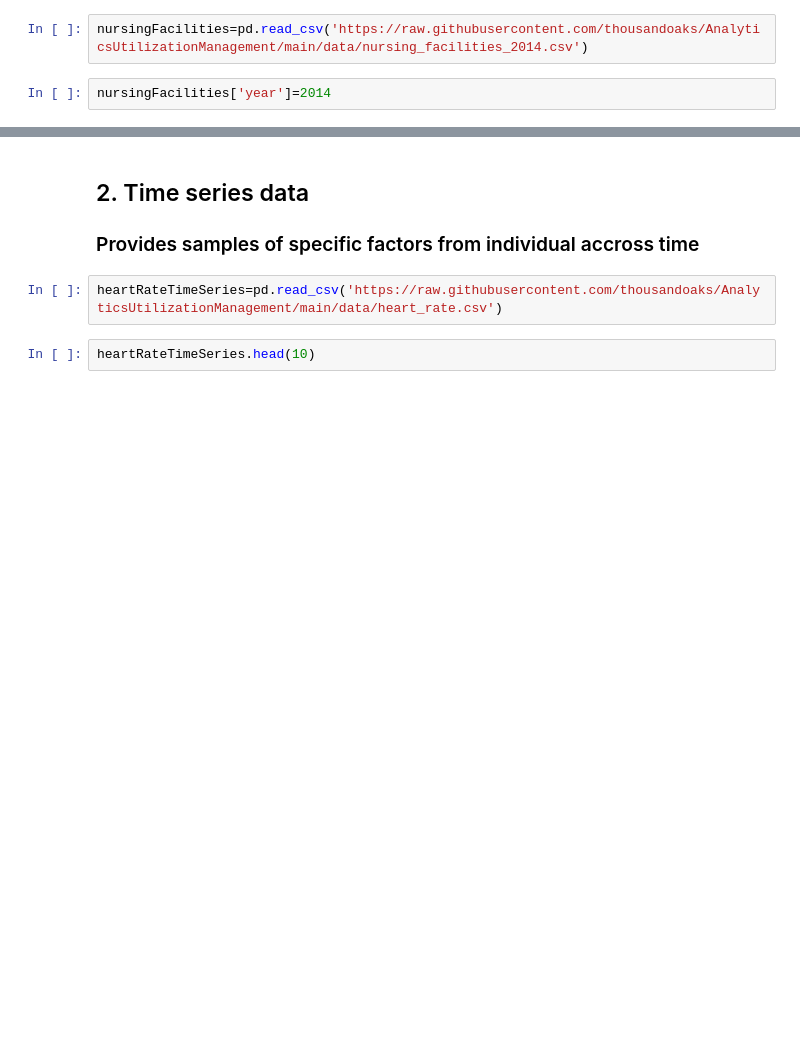
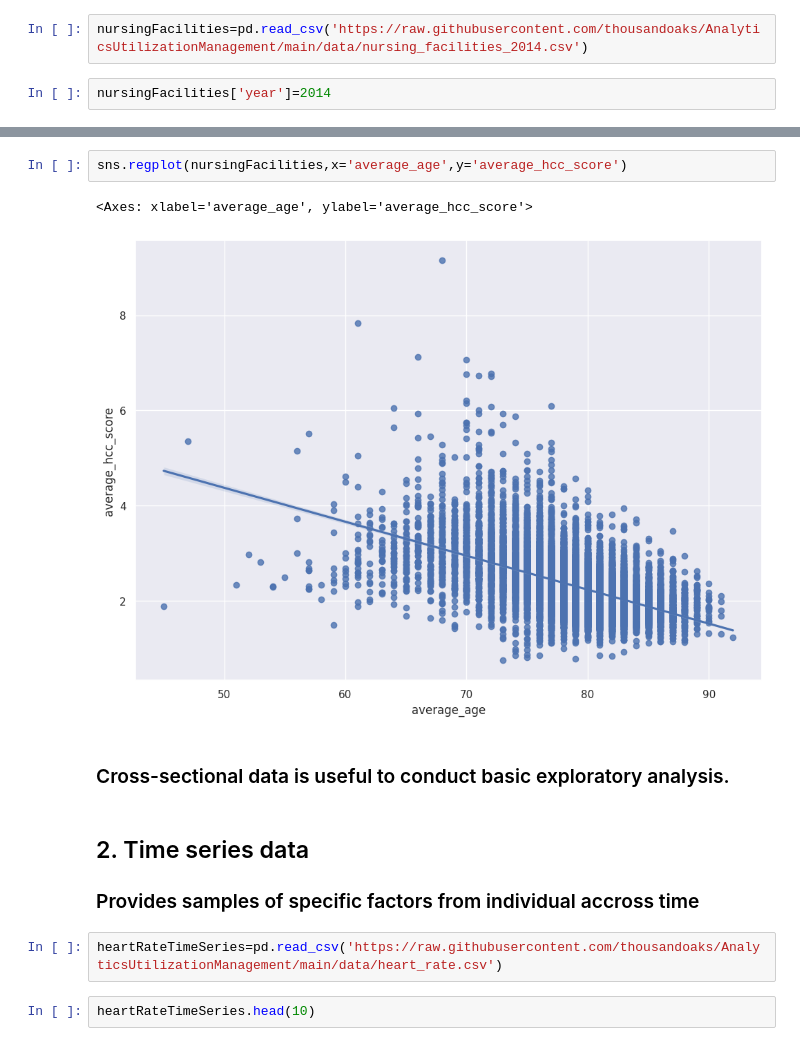
Before and after one commit to thousandoaks/AnalyticsUtilizationManagement, a Jupyter notebook: labs/Medicare_Empirical_DataSets.ipynb, the cells around one changed output, grey strips where cells are left out. Saved outputs shown, nothing was run; the diff lists cells and outputs as text; blank space fills up the shorter version.

```diff
--- a/labs/Medicare_Empirical_DataSets.ipynb
+++ b/labs/Medicare_Empirical_DataSets.ipynb
@@ -75,3 +71,10 @@ plt.xticks(rotation=90);
+# %%
+sns.regplot(nursingFacilities,x='average_age',y='average_hcc_score')
+# %% [output]
+<Axes: xlabel='average_age', ylabel='average_hcc_score'>
+[figure, added]
+# %% [markdown]
+### Cross-sectional data is useful to conduct basic exploratory analysis.
 # %% [markdown]
 ## 2. Time series data
 
```
Also changed, not shown: parts of 14 cells of this notebook.
